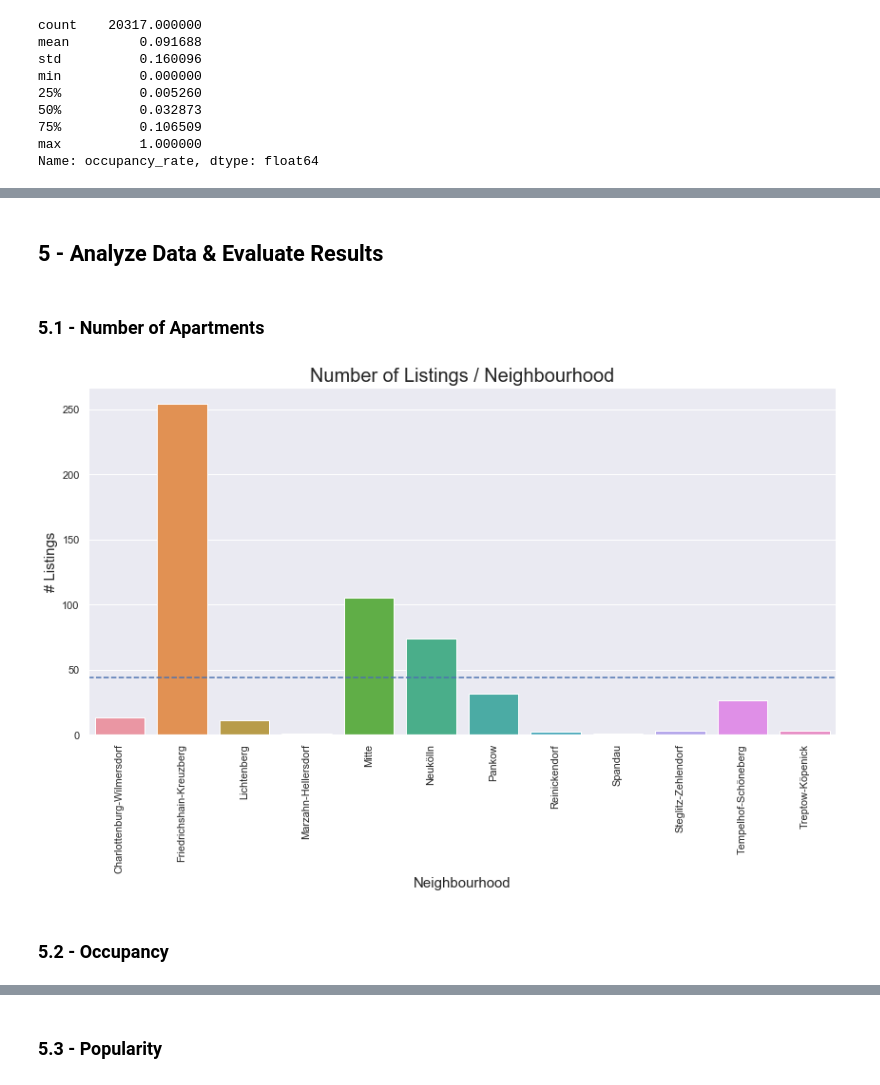
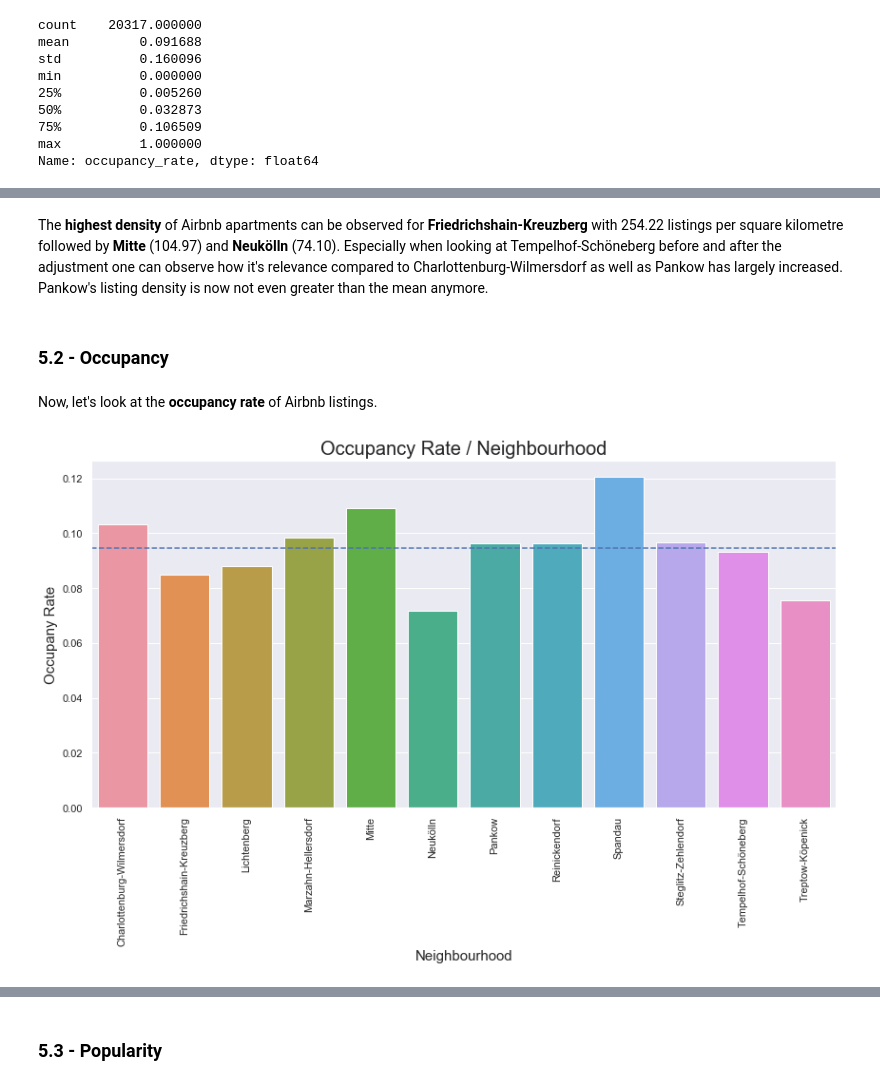
Before and after one commit to pape1412/airbnb, a Jupyter notebook: notebooks/q1_airbnb_popularity.ipynb, the cells around one changed output, grey strips where cells are left out. Cells and saved outputs as stored; diff of their text form; code cells hidden in the pictures.

```diff
--- a/notebooks/q1_airbnb_popularity.ipynb
+++ b/notebooks/q1_airbnb_popularity.ipynb
@@ -213,3 +236,9 @@ Name: occupancy_rate, dtype: float64
+# %% [markdown]
+The __highest density__ of Airbnb apartments can be observed for __Friedrichshain-Kreuzberg__ with 254.22 listings per square kilometre followed by __Mitte__ (104.97) and __Neukölln__ (74.10). Especially when looking at Tempelhof-Schöneberg before and after the adjustment one can observe how it's relevance compared to Charlottenburg-Wilmersdorf as well as Pankow has largely increased. Pankow's listing density is now not even greater than the mean anymore.
+# %% [markdown]
+### 5.2 - Occupancy
+# %% [markdown]
+Now, let's look at the __occupancy rate__ of Airbnb listings.
 # %%
 # Create data frame with occupancy rate and listing density for each neighbourhood
 # Grouping functions
@@ -224,24 +253,18 @@ hood_occupancy = hood_occupancy.sort_values("neighbourhood_group")
 # Calculate density
 hood_occupancy["area_km2"] = hood_area["area_km2"]
 hood_occupancy["listings_per_km2"] = hood_occupancy["num_listings"] / hood_occupancy["area_km2"]
-# %% [markdown]
-## 5 - Analyze Data & Evaluate Results
-# %% [markdown]
-### 5.1 - Number of Apartments
 # %%
-# Plot listing frequency / neighbourhood group
+# Plot occupancy rate / neihbourhood group
 plt.subplots(figsize=(12,8))
 sns.set(style="darkgrid")
-ax = sns.barplot(x="neighbourhood_group", y="num_listings_per_km2", data=hood_count)
+ax = sns.barplot(x="neighbourhood_group", y="occupancy_rate", data=hood_occupancy)
 plt.xticks(rotation=90);
-plt.title("Number of Listings / Neighbourhood", fontsize=20)
-plt.ylabel("# Listings", fontsize=15)
+plt.title("Occupancy Rate / Neighbourhood", fontsize=20)
+plt.ylabel("Occupany Rate", fontsize=15)
 plt.xlabel("Neighbourhood", fontsize=15)
 plt.tight_layout()
 
 # Add median as reference line
-ax.axhline(hood_count["num_listings_per_km2"].mean(), ls='--');
+ax.axhline(hood_occupancy ["occupancy_rate"].mean(), ls='--');
 # %% [output]
-[figure, old version]
+[figure, new version]
-# %% [markdown]
-### 5.2 - Occupancy
```
Also changed, not shown: parts of 28 cells of this notebook.
